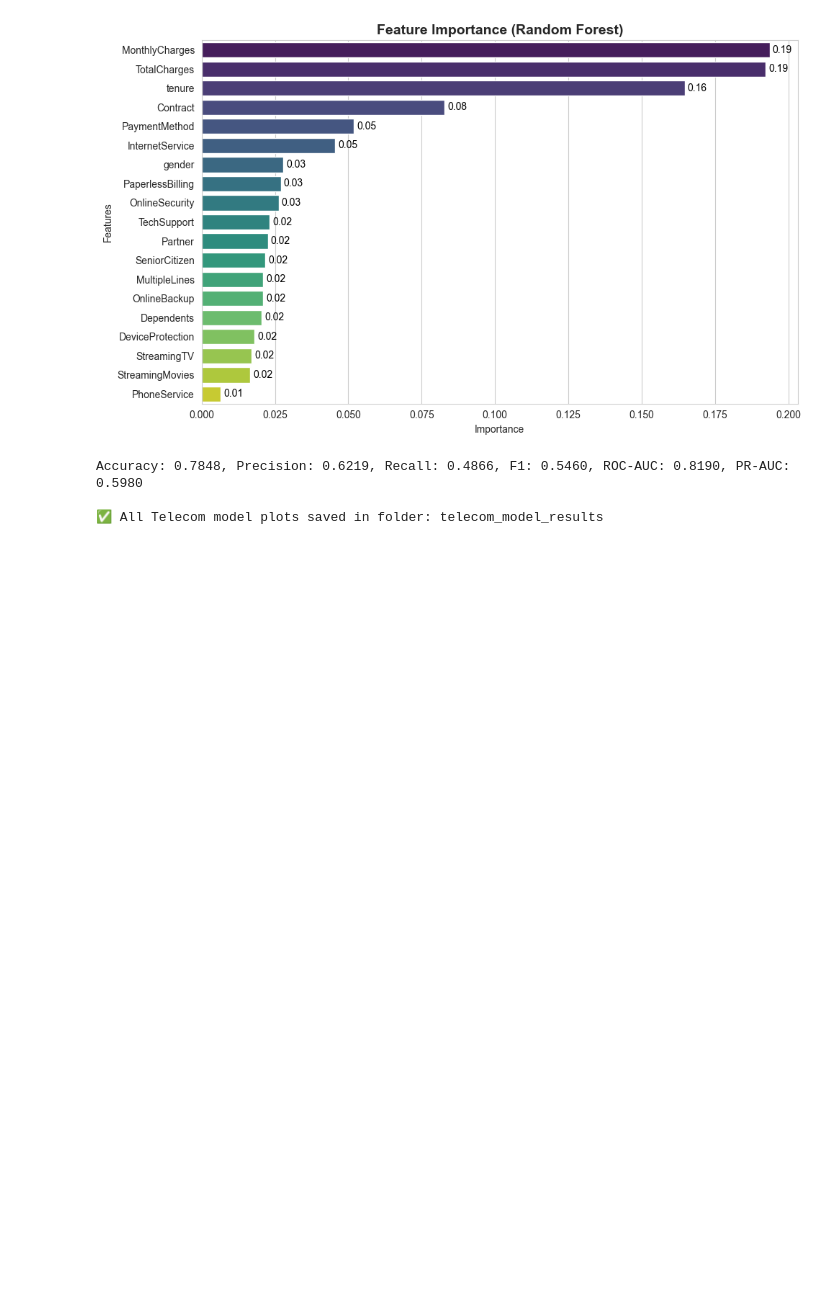
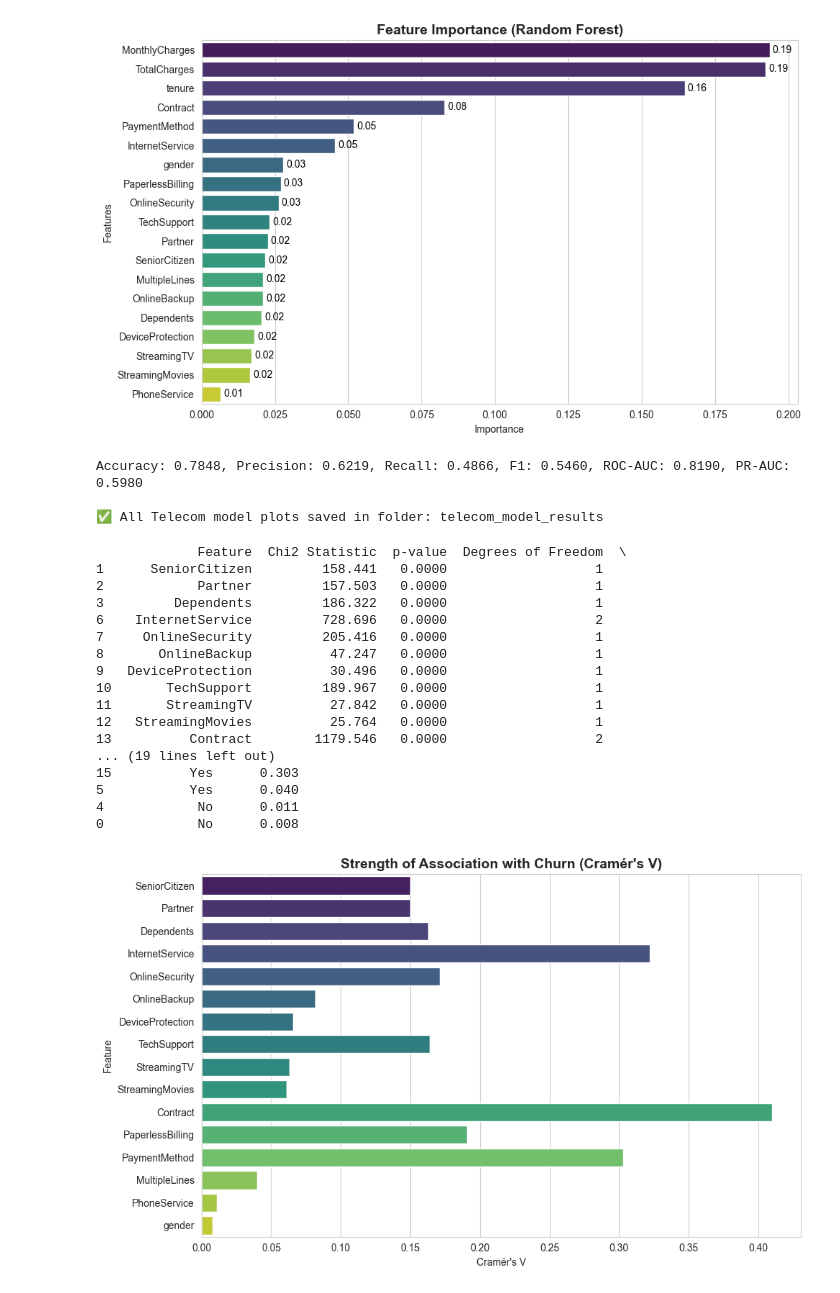
Before and after one commit to ranesh88/churn_prediction_telecom, a Jupyter notebook: CUSTOMER CHURN PREDICTION in TELECOM .ipynb, the cells around one changed output. Cells and saved outputs as stored; diff of their text form; code cells hidden in the pictures; blank space fills up the shorter version.

```diff
--- a/CUSTOMER CHURN PREDICTION in TELECOM .ipynb
+++ b/CUSTOMER CHURN PREDICTION in TELECOM .ipynb
@@ -1545,0 +1548,68 @@ Accuracy: 0.7848, Precision: 0.6219, Recall: 0.4866, F1: 0.5460, ROC-AUC: 0.8190
+# %%
+import pandas as pd
+import numpy as np
+from scipy.stats import chi2_contingency
+import matplotlib.pyplot as plt
+import seaborn as sns
+
+# Load your dataset
+# df = pd.read_csv("Churn_Prediction_Final.csv")  # Uncomment if needed
+
+# Initialize list to store results
+chi2_results = []
+
+# Loop through categorical columns (exclude target)
+categorical_cols = df.select_dtypes(include='object').columns
+for col in categorical_cols:
+    if col != 'Churn':
+        ct = pd.crosstab(df[col], df['Churn'])
+        chi2, p, dof, expected = chi2_contingency(ct)
+        # Compute Cramér's V
+        n = ct.sum().sum()
+        cramers_v = np.sqrt(chi2 / (n * (min(ct.shape)-1)))
+
+        chi2_results.append({
+            'Feature': col,
+            'Chi2 Statistic': round(chi2, 3),
+            'p-value': round(p, 4),
+            'Degrees of Freedom': dof,
+            'Significant?': 'Yes' if p < 0.05 else 'No',
+            "Cramers V": round(cramers_v, 3)
+        })
+
+# Convert results to DataFrame
+chi2_df = pd.DataFrame(chi2_results)
+
+# Sort by p-value for better interpretation
+chi2_df = chi2_df.sort_values('p-value')
+
+# Display table
+print(chi2_df)
+
+# ---------------- Visual Summary ----------------
+plt.figure(figsize=(10,6))
+sns.barplot(x='Cramers V', y='Feature', data=chi2_df, palette='viridis')
+plt.title('Strength of Association with Churn (Cramér\'s V)', fontsize=14, fontweight='bold')
+plt.xlabel('Cramér\'s V')
+plt.ylabel('Feature')
+plt.tight_layout()
+plt.show()
+# %% [output]
+             Feature  Chi2 Statistic  p-value  Degrees of Freedom  \
+1      SeniorCitizen         158.441   0.0000                   1
+2            Partner         157.503   0.0000                   1
+3         Dependents         186.322   0.0000                   1
+6    InternetService         728.696   0.0000                   2
+7     OnlineSecurity         205.416   0.0000                   1
+8       OnlineBackup          47.247   0.0000                   1
+9   DeviceProtection          30.496   0.0000                   1
+10       TechSupport         189.967   0.0000                   1
+11       StreamingTV          27.842   0.0000                   1
+12   StreamingMovies          25.764   0.0000                   1
+13          Contract        1179.546   0.0000                   2
+... (19 lines left out)
+15          Yes      0.303
+5           Yes      0.040
+4            No      0.011
+0            No      0.008
+[figure, added]
```
Also changed, not shown: parts of 6 cells of this notebook, 7 other files.
